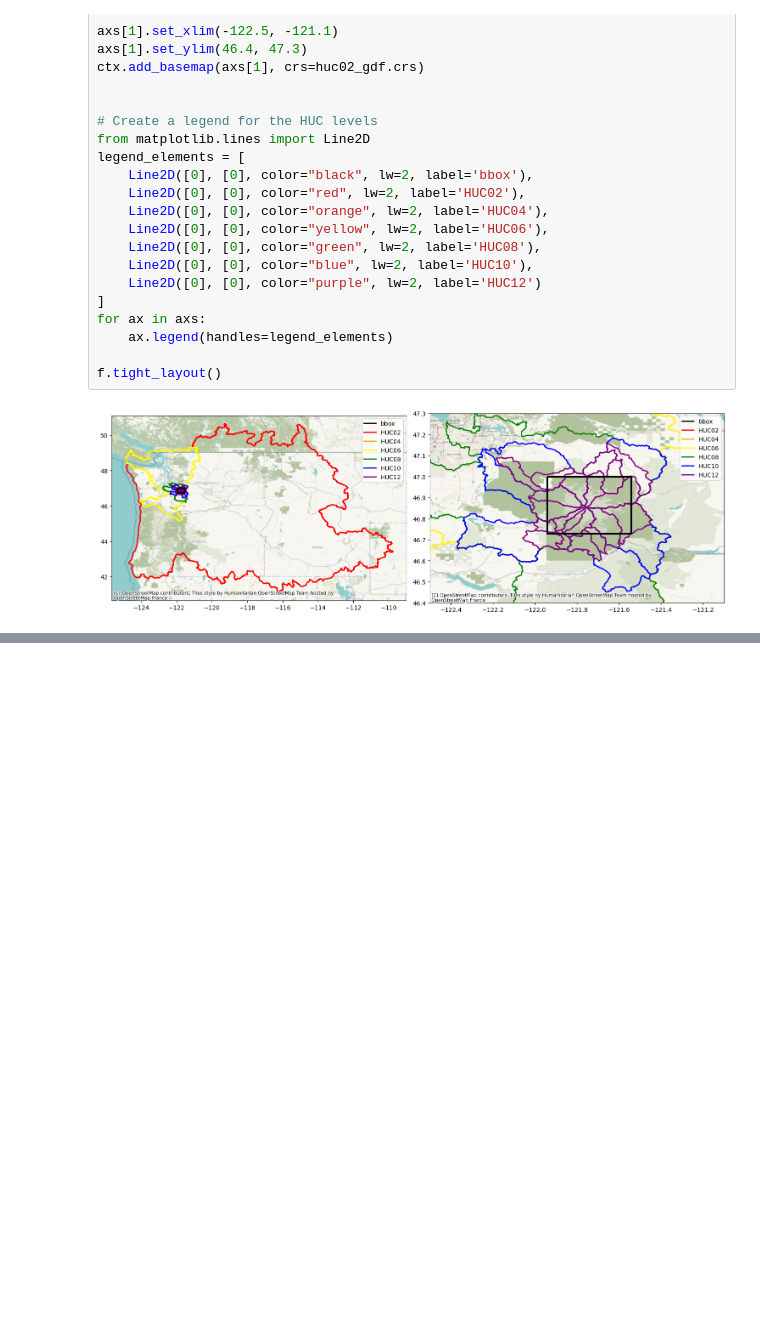
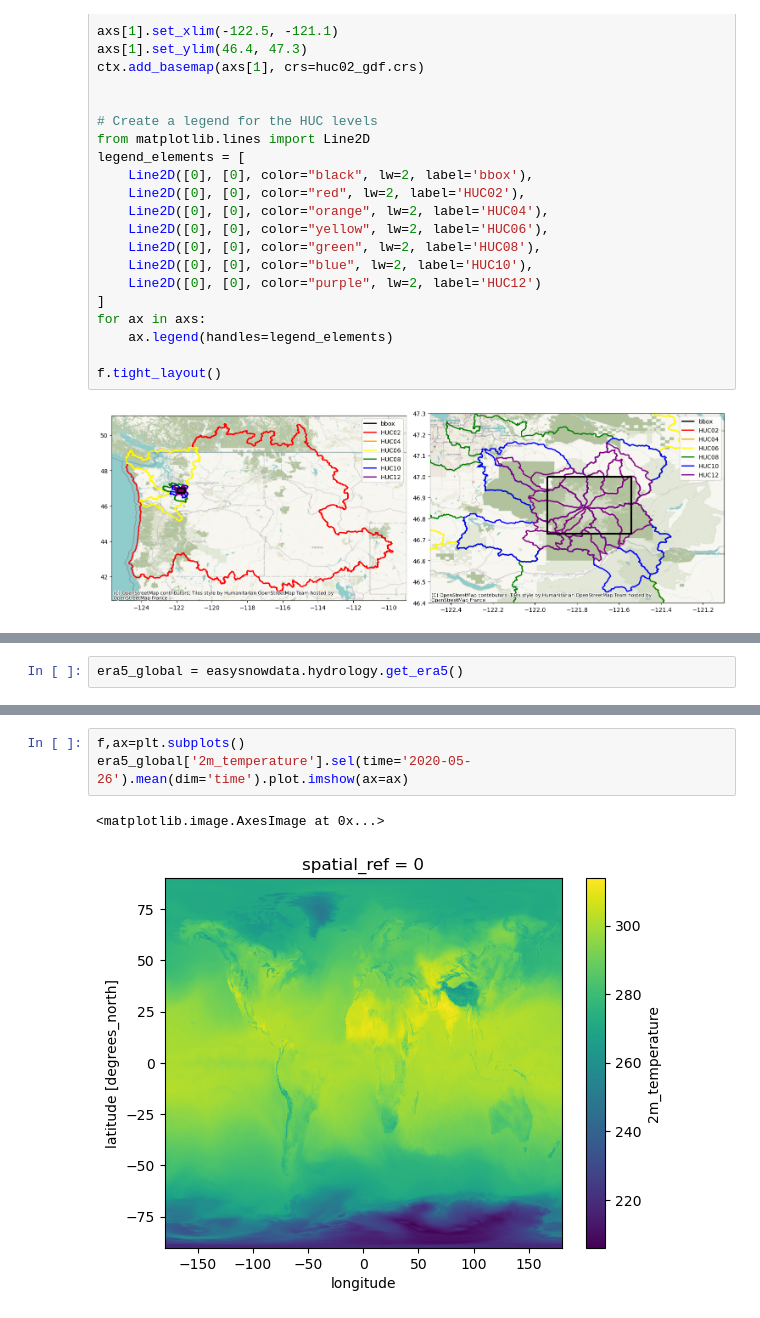
Before and after one commit to egagli/easysnowdata, a Jupyter notebook: docs/examples/hydrology_examples.ipynb, the cells around one changed output, grey strips where cells are left out. Drawn from its saved outputs; the diff is of its cells as text; blank space fills up the shorter version.

```diff
--- a/docs/examples/hydrology_examples.ipynb
+++ b/docs/examples/hydrology_examples.ipynb
@@ -79,0 +86,2 @@ f.tight_layout()
+# %%
+era5_global = easysnowdata.hydrology.get_era5()
@@ -79,0 +98,6 @@ f.tight_layout()
+# %%
+f,ax=plt.subplots()
+era5_global['2m_temperature'].sel(time='2020-05-26').mean(dim='time').plot.imshow(ax=ax)
+# %% [output]
+<matplotlib.image.AxesImage at 0x...>
+[figure, added]
```
Also changed, not shown: parts of 7 cells of this notebook, 1 other file.
